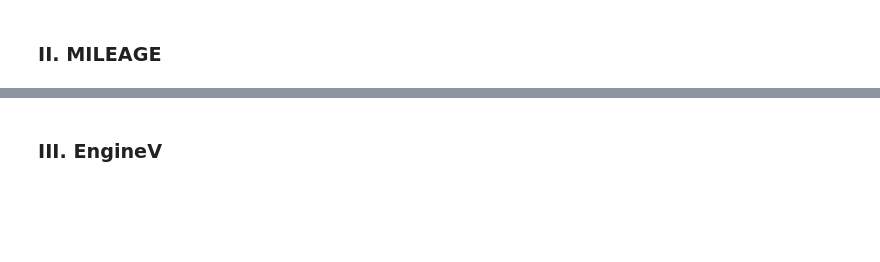
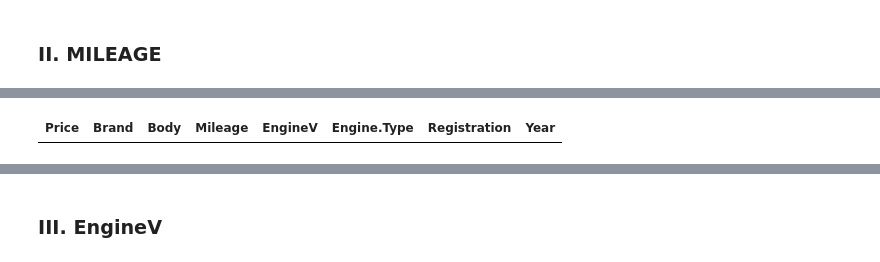
Before and after one commit to nithinivi/DataScienceInR, a Jupyter notebook: lesson-03/EDA.ipynb, the cells around one changed output, grey strips where cells are left out. Drawn from its saved outputs; the diff is of its cells as text; code cells hidden in the pictures; blank space fills up the shorter version.

```diff
--- a/lesson-03/EDA.ipynb
+++ b/lesson-03/EDA.ipynb
@@ -139,7 +228,9 @@ for (i in 1:4025)
     }
 }
 # %%
-filter(data,Mileage>max_price)
+filter(data,Mileage>max_mileage)
+# %% [output]
+| Price | Brand | Body | Mileage | EngineV | Engine.Type | Registration | Year |
 # %%
 ## CHECKING FOR OUTLIERS WITH BOXPLOT
 ggplot(data=data,aes(y=Mileage))+ geom_boxplot()
```
Also changed, not shown: parts of 36 cells of this notebook.
